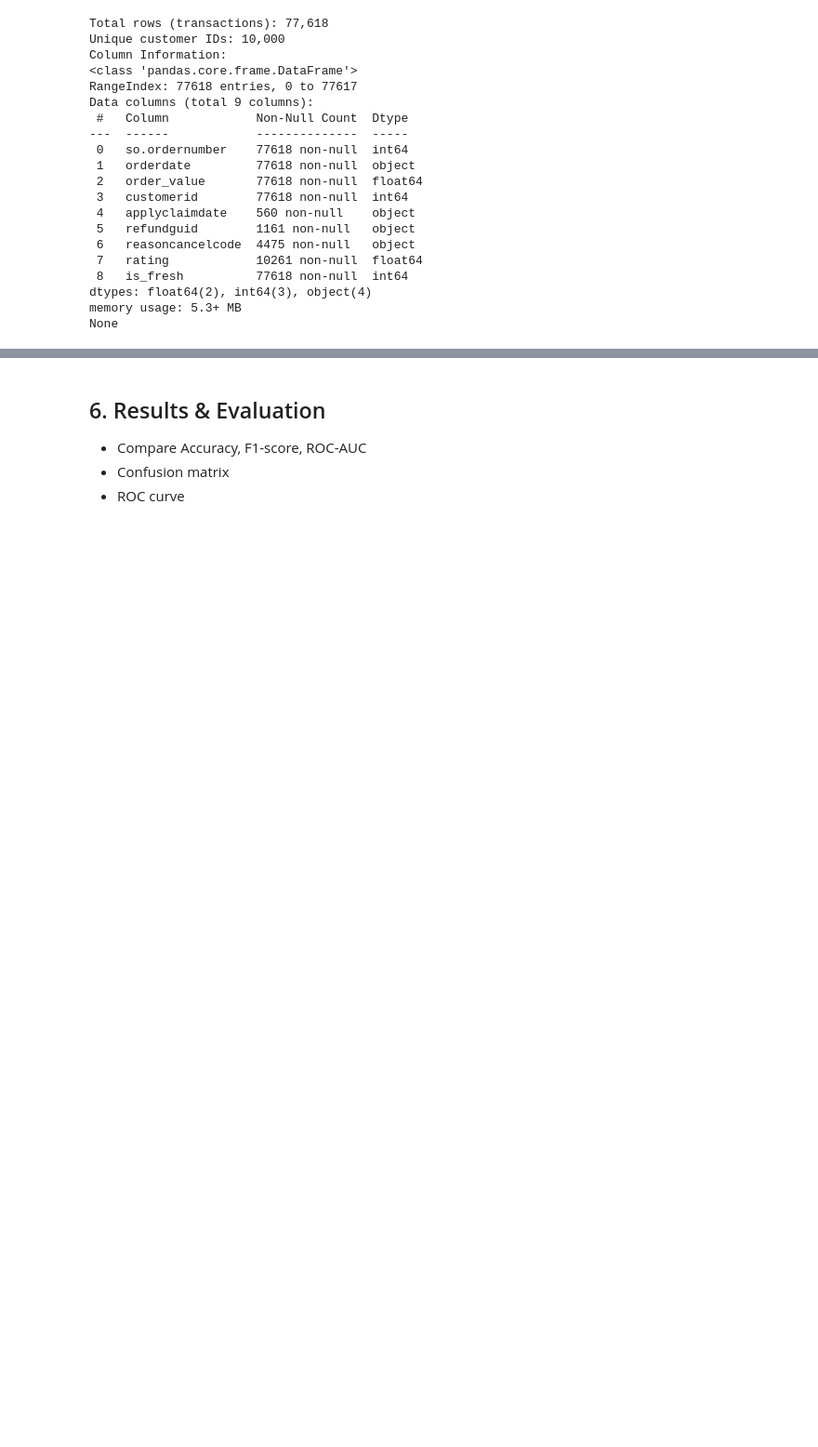
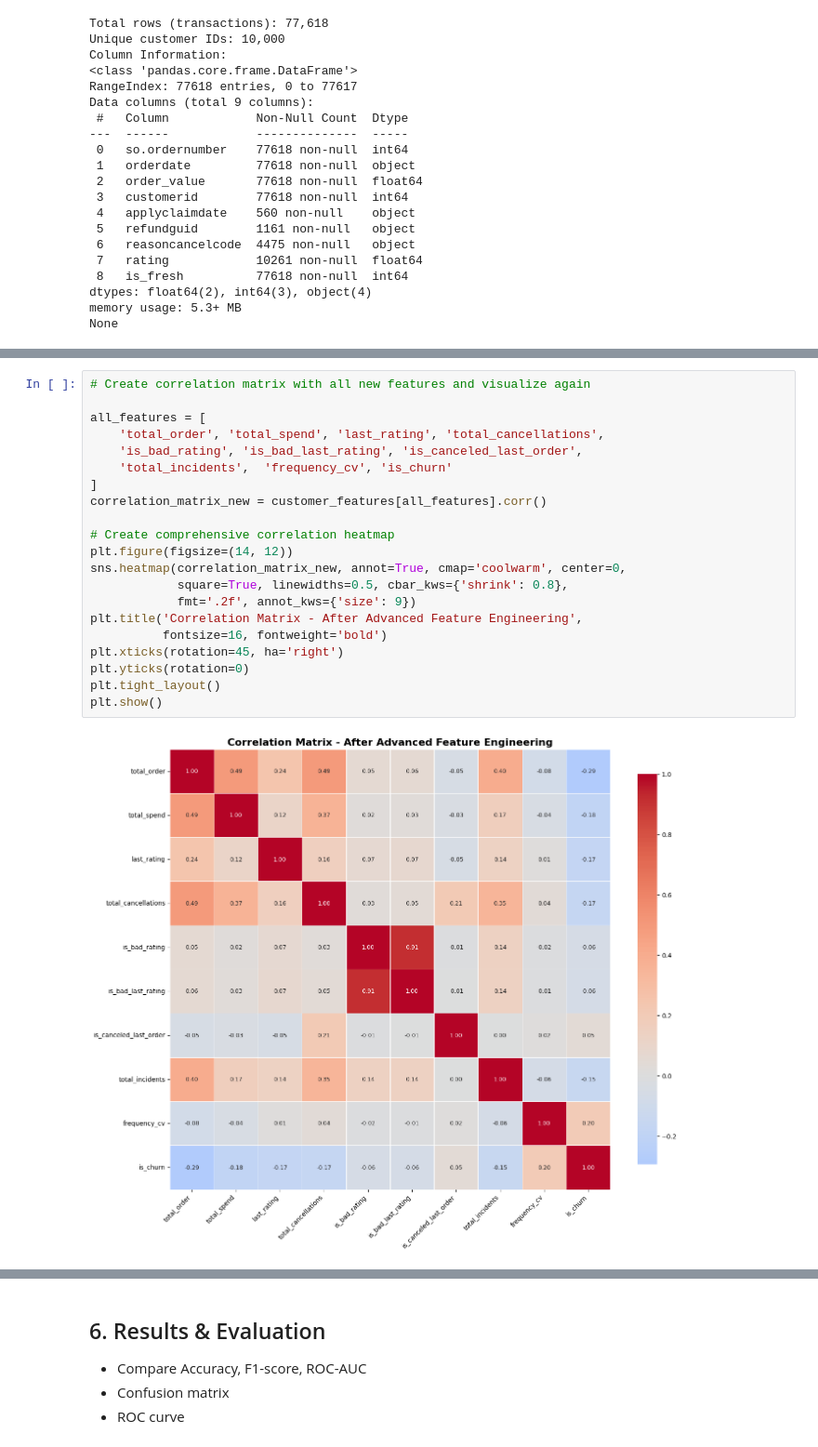
Before and after one commit to hoangop/ML_unsupervised_final_project, a Jupyter notebook: notebook/final_project.ipynb, the cells around one changed output, grey strips where cells are left out. Shown at 93% size. Cells and saved outputs as stored; diff of their text form; blank space fills up the shorter version.

```diff
--- a/notebook/final_project.ipynb
+++ b/notebook/final_project.ipynb
@@ -298,3 +459,26 @@ print(customer_features.head())
+# %%
+# Create correlation matrix with all new features and visualize again
+
+all_features = [
+    'total_order', 'total_spend', 'last_rating', 'total_cancellations',
+    'is_bad_rating', 'is_bad_last_rating', 'is_canceled_last_order',
+    'total_incidents',  'frequency_cv', 'is_churn'
+]
+correlation_matrix_new = customer_features[all_features].corr()
+
+# Create comprehensive correlation heatmap
+plt.figure(figsize=(14, 12))
+sns.heatmap(correlation_matrix_new, annot=True, cmap='coolwarm', center=0,
+            square=True, linewidths=0.5, cbar_kws={'shrink': 0.8},
+            fmt='.2f', annot_kws={'size': 9})
+plt.title('Correlation Matrix - After Advanced Feature Engineering',
+          fontsize=16, fontweight='bold')
+plt.xticks(rotation=45, ha='right')
+plt.yticks(rotation=0)
+plt.tight_layout()
+plt.show()
+# %% [output]
+[figure, added]
 # %% [markdown]
 ## 5. Model Building & Training
 
```
Also changed, not shown: parts of 14 cells of this notebook.
